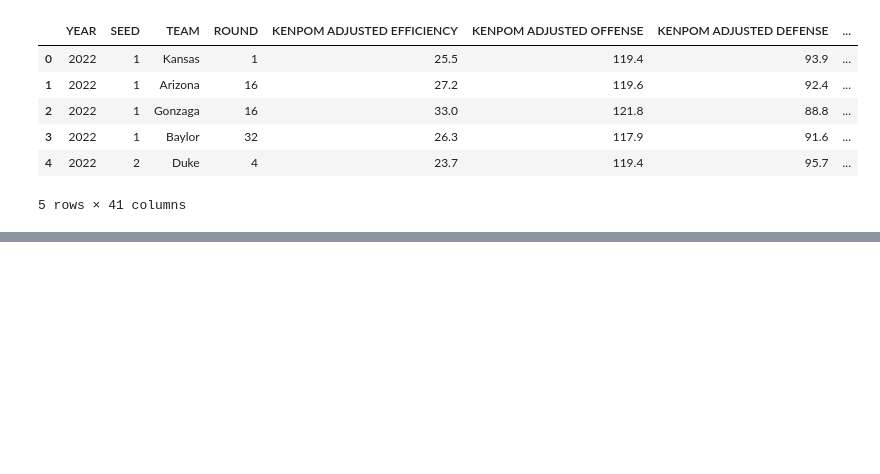
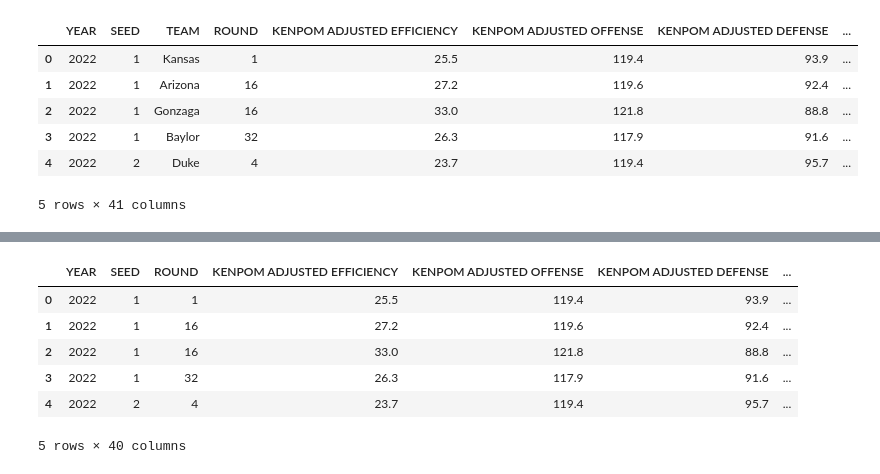
Before and after one commit to smabernathy27/Final_Project, a Jupyter notebook: TournamentTeamData_MachineCode.ipynb, the cells around one changed output, grey strips where cells are left out. Saved outputs shown, nothing was run; the diff lists cells and outputs as text; code cells hidden in the pictures; blank space fills up the shorter version.

```diff
--- a/TournamentTeamData_MachineCode.ipynb
+++ b/TournamentTeamData_MachineCode.ipynb
@@ -22,0 +41,12 @@ unique_counts = TournamentTeamData_df.nunique(+
+# %%
+# Drop Team Column
+TournamentTeamData_df = TournamentTeamData_df.drop("TEAM", axis = 1)
+TournamentTeamData_df.head()
+# %% [output]
+|  | YEAR | SEED | ROUND | KENPOM ADJUSTED EFFICIENCY | KENPOM ADJUSTED OFFENSE | KENPOM ADJUSTED DEFENSE | ... |
+| 0 | 2022 | 1 | 1 | 25.5 | 119.4 | 93.9 | ... |
+| 1 | 2022 | 1 | 16 | 27.2 | 119.6 | 92.4 | ... |
+| 2 | 2022 | 1 | 16 | 33.0 | 121.8 | 88.8 | ... |
+| 3 | 2022 | 1 | 32 | 26.3 | 117.9 | 91.6 | ... |
+| 4 | 2022 | 2 | 4 | 23.7 | 119.4 | 95.7 | ... |
+5 rows × 40 columns
```
Also changed, not shown: parts of 11 cells of this notebook, 1 other file.
